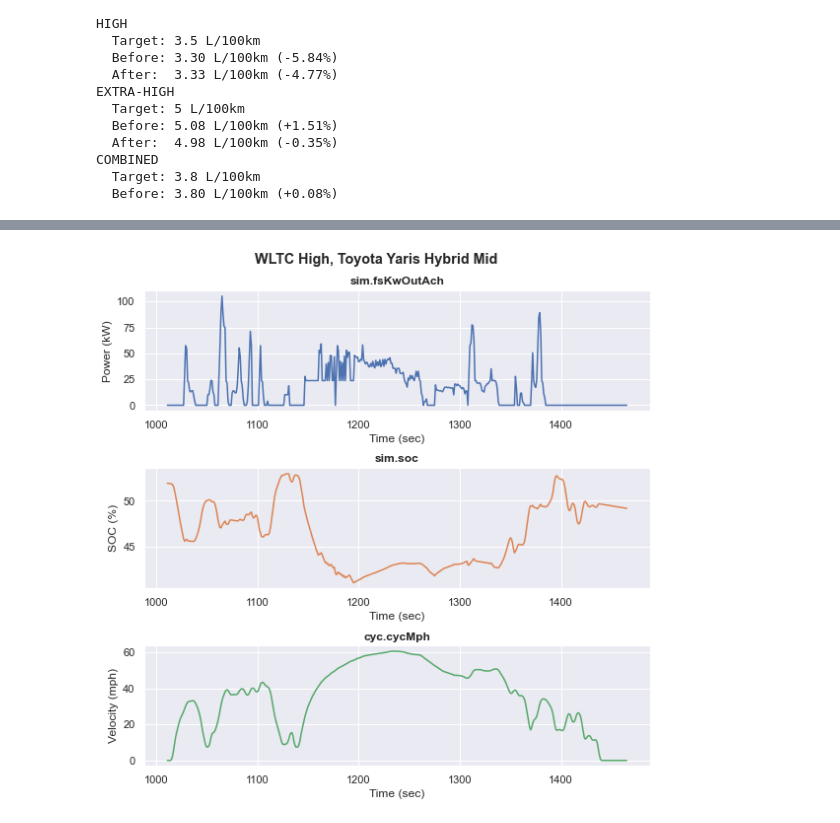
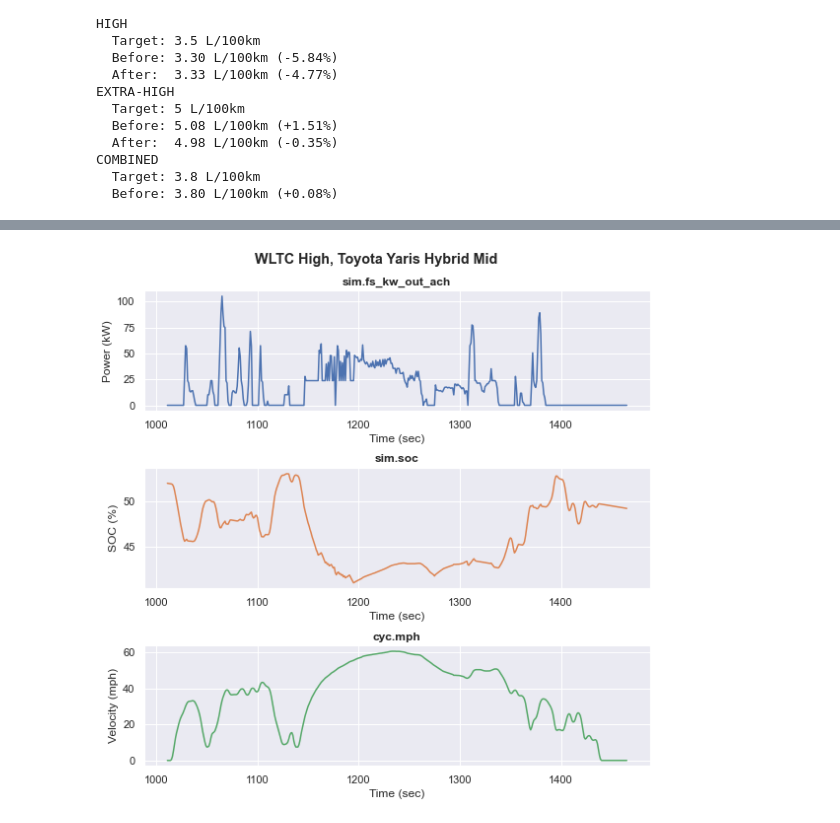
Before and after one commit to NREL/fastsim, a Jupyter notebook: fastsim/docs/wltc_calibration.ipynb, the cells around one changed output, grey strips where cells are left out. Saved outputs shown, nothing was run; the diff lists cells and outputs as text; code cells hidden in the pictures.

```diff
--- a/fastsim/docs/wltc_calibration.ipynb
+++ b/fastsim/docs/wltc_calibration.ipynb
@@ -40,9 +38,9 @@ fcEffMap is overriding fcEffType in ../resources/vehdb/2022_TOYOTA_Yaris_Hybrid_
 # %%
 # Load WLTC cycle phases
-cyc_low = fastsim.cycle.Cycle(cyc_file_path="../resources/cycles/wltc_class3_low3.csv")
-cyc_med = fastsim.cycle.Cycle(cyc_file_path="../resources/cycles/wltc_class3_med3b.csv")
-cyc_high = fastsim.cycle.Cycle(cyc_file_path="../resources/cycles/wltc_class3_high3b.csv")
-cyc_extrahigh = fastsim.cycle.Cycle(cyc_file_path="../resources/cycles/wltc_class3_extra_high3.csv")
+cyc_low = fastsim.cycle.Cycle.from_file("wltc_class3_low3.csv")
+cyc_med = fastsim.cycle.Cycle.from_file("wltc_class3_med3b.csv")
+cyc_high = fastsim.cycle.Cycle.from_file("wltc_class3_high3b.csv")
+cyc_extrahigh = fastsim.cycle.Cycle.from_file("wltc_class3_extra_high3.csv")
 # %%
 # Generate combined cycle
 cyc_combined_dict = fastsim.cycle.concat(
@@ -53,10 +51,10 @@ cyc_combined_dict = fastsim.cycle.concat(
         cyc_extrahigh.get_cyc_dict(),
     ]
 )
-cyc = fastsim.cycle.Cycle(cyc_dict=cyc_combined_dict)
+cyc = fastsim.cycle.Cycle.from_dict(cyc_combined_dict)
 # %%
 # Simulate combined cycle
-sim = fastsim.simdrive.SimDriveClassic(cyc, veh)
+sim = fastsim.simdrive.SimDrive(cyc, veh)
 sim.sim_drive()
 # %%
 # Calculate FE
@@ -70,9 +68,9 @@ print(f"{abs(fe_litersPer100km_combined - meas_fe_combined)/meas_fe_combined * 1
 3.80 L/100km
 0.08%
 # %%
-i0 = len(cyc_low.cycSecs)
-i1 = i0 + len(cyc_med.cycSecs)-1
-i2 = i1 + len(cyc_high.cycSecs)-1
+i0 = len(cyc_low.time_s)
+i1 = i0 + len(cyc_med.time_s)-1
+i2 = i1 + len(cyc_high.time_s)-1
 
 low = slice(None, i0)
 medium = slice(i0-1, i1)
@@ -389,35 +387,35 @@ plt.tight_layout()
 # %%
 fig3 = plt.figure(figsize=(8,8))
 
-x = cyc.cycSecs[high]
+x = cyc.time_s[high]
 
 fig3.suptitle("WLTC High, Toyota Yaris Hybrid Mid", fontweight="bold", size="x-large")
 
-y1 = sim.fsKwOutAch[high]
+y1 = sim.fs_kw_out_ach[high]
 ax1 = fig3.add_subplot(311)
 ax1.plot(x, y1, color="C0")
 ax1.set_xlabel("Time (sec)")
 ax1.set_ylabel("Power (kW)")
-ax1.set_title("sim.fsKwOutAch", fontweight="bold")
+ax1.set_title("sim.fs_kw_out_ach", fontweight="bold")
 
 y2 = sim.soc[high] * 100
 ax2 = fig3.add_subplot(312, sharex=ax1)
 ax2.plot(x, y2, color="C1")
 ax2.set_xlabel("Time (sec)")
 ax2.set_ylabel("SOC (%)")
 ax2.set_title("sim.soc", fontweight="bold")
 
-y3 = cyc.cycMph[high]
+y3 = cyc.mph[high]
 ax3 = fig3.add_subplot(313, sharex=ax1)
 ax3.plot(x, y3, color="C2")
 ax3.set_xlabel("Time (sec)")
 ax3.set_ylabel("Velocity (mph)")
-ax3.set_title("cyc.cycMph", fontweight="bold")
+ax3.set_title("cyc.mph", fontweight="bold")
 
 plt.tight_layout()
 # plt.savefig("C:/Users/kcarow/Downloads/high.jpg")
 # %% [output]
-[figure, old version]
+[figure, new version]
 # %%
 fig4 = plt.figure(figsize=(8,8))
 
```
Also changed, not shown: parts of 27 cells of this notebook, 3 other files.
